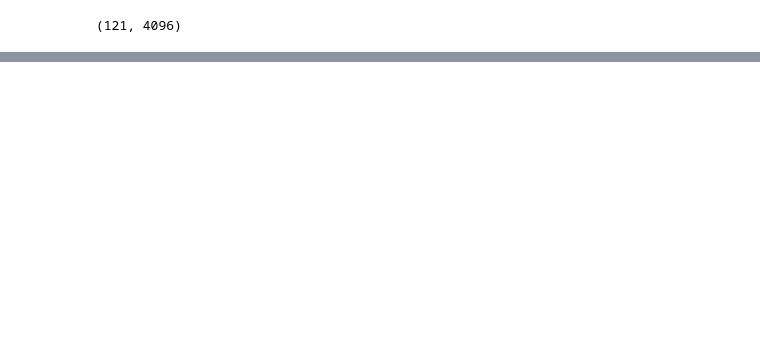
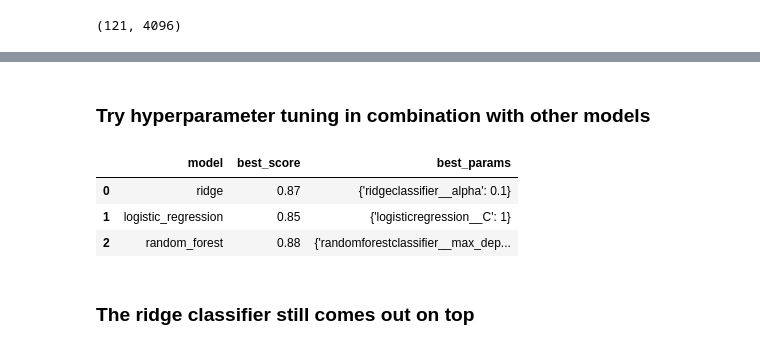
Before and after one commit to nshian/sports-celeb-img-clf, a Jupyter notebook: model/model.ipynb, the cells around one changed output, grey strips where cells are left out. Drawn from its saved outputs; the diff is of its cells as text; code cells hidden in the pictures; blank space fills up the shorter version.

```diff
--- a/model/model.ipynb
+++ b/model/model.ipynb
@@ -48,0 +126,2 @@ X.shape
+# %% [markdown]
+### Try hyperparameter tuning in combination with other models
@@ -48,0 +133,45 @@ X.shape
+# %%
+models = {
+    'ridge': RidgeClassifier(),
+    'logistic_regression': LogisticRegression(solver='liblinear', max_iter=200), # small dataset
+    'random_forest': RandomForestClassifier()
+}
+params = {
+    'ridge': {
+        'ridgeclassifier__alpha': [0.1, 0.5, 1.0, 5.0, 10.0]
+    },
+    'logistic_regression': {
+        'logisticregression__C': [0.01, 0.1, 1, 5, 10]
+    },
+    'random_forest': {
+        'randomforestclassifier__n_estimators': [100, 200, 300],
+        'randomforestclassifier__max_depth': [None, 10, 20],
+        'randomforestclassifier__min_samples_split': [2, 5],
+        'randomforestclassifier__min_samples_leaf': [1, 2, 4]
+    }
+}
+# %%
+import pandas as pd
+
+scores = []
+best_estimators = {}
+for model in models.keys():
+    pipe = make_pipeline(StandardScaler(), models[model])
+    clf =  GridSearchCV(pipe, params[model])
+    clf.fit(X_train, y_train)
+    scores.append({
+        'model': model,
+        'best_score': clf.best_score_,
+        'best_params': clf.best_params_
+    })
+    best_estimators[model] = clf.best_estimator_
+
+df = pd.DataFrame(scores, columns=['model','best_score','best_params'])
+df
+# %% [output]
+|  | model | best_score | best_params |
+| 0 | ridge | 0.87 | {'ridgeclassifier__alpha': 0.1} |
+| 1 | logistic_regression | 0.85 | {'logisticregression__C': 1} |
+| 2 | random_forest | 0.88 | {'randomforestclassifier__max_dep... |
+# %% [markdown]
+### The ridge classifier still comes out on top
```
Also changed, not shown: parts of 17 cells of this notebook, 5 other files.
